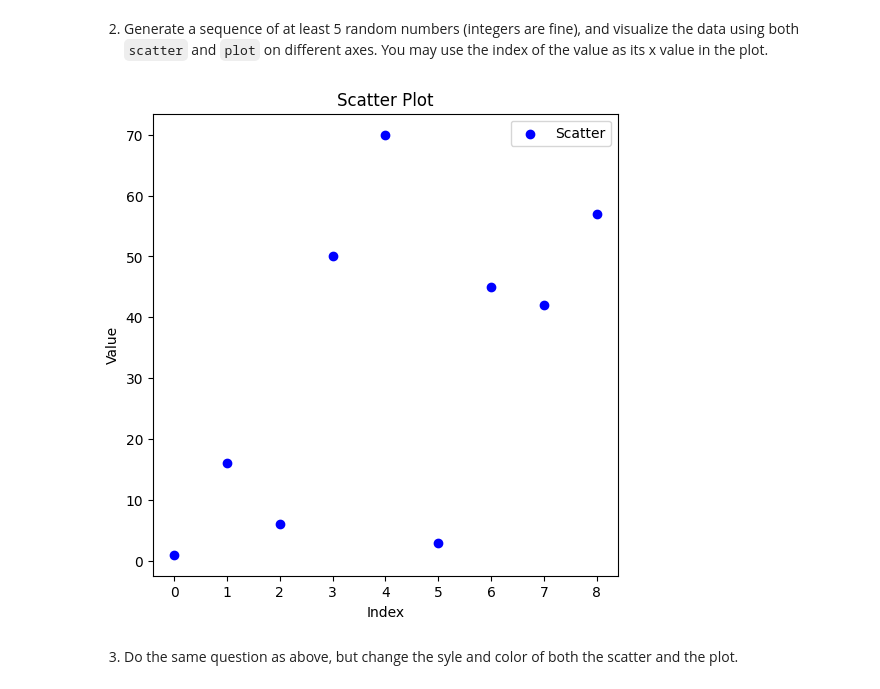
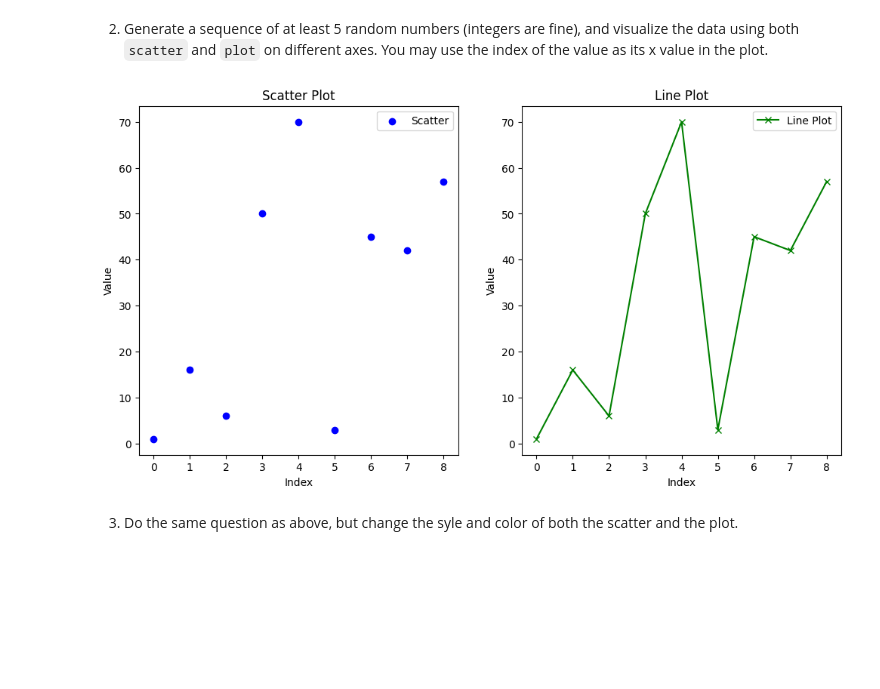
Before and after one commit to ceradrake/pyplot, a Jupyter notebook: pyplot.ipynb, the cells around one changed output. Drawn from its saved outputs; the diff is of its cells as text; code cells hidden in the pictures; blank space fills up the shorter version.

```diff
--- a/pyplot.ipynb
+++ b/pyplot.ipynb
@@ -37,16 +37,21 @@ plt.show()
 # %%
 import numpy as np
 random_numbers = [1, 16, 6, 50, 70, 3, 45, 42, 57]
 x_values = np.arange(len(random_numbers))
-fig, ax1 = plt.subplots(figsize=(6, 6))
+fig, (ax1, ax2) = plt.subplots(1, 2, figsize=(12, 6))
 ax1.scatter(x_values, random_numbers, color='blue', label='Scatter', marker='o')
 ax1.set_title('Scatter Plot')
 ax1.set_xlabel('Index')
 ax1.set_ylabel('Value')
 ax1.legend()
+ax2.plot(x_values, random_numbers, color='green', label='Line Plot', marker='x')
+ax2.set_title('Line Plot')
+ax2.set_xlabel('Index')
+ax2.set_ylabel('Value')
+ax2.legend()
 plt.show()
 # %% [output]
-[figure, old version]
+[figure, new version]
 # %% [markdown]
 3. Do the same question as above, but change the syle and color of both the scatter and the plot.
 # %%
```
